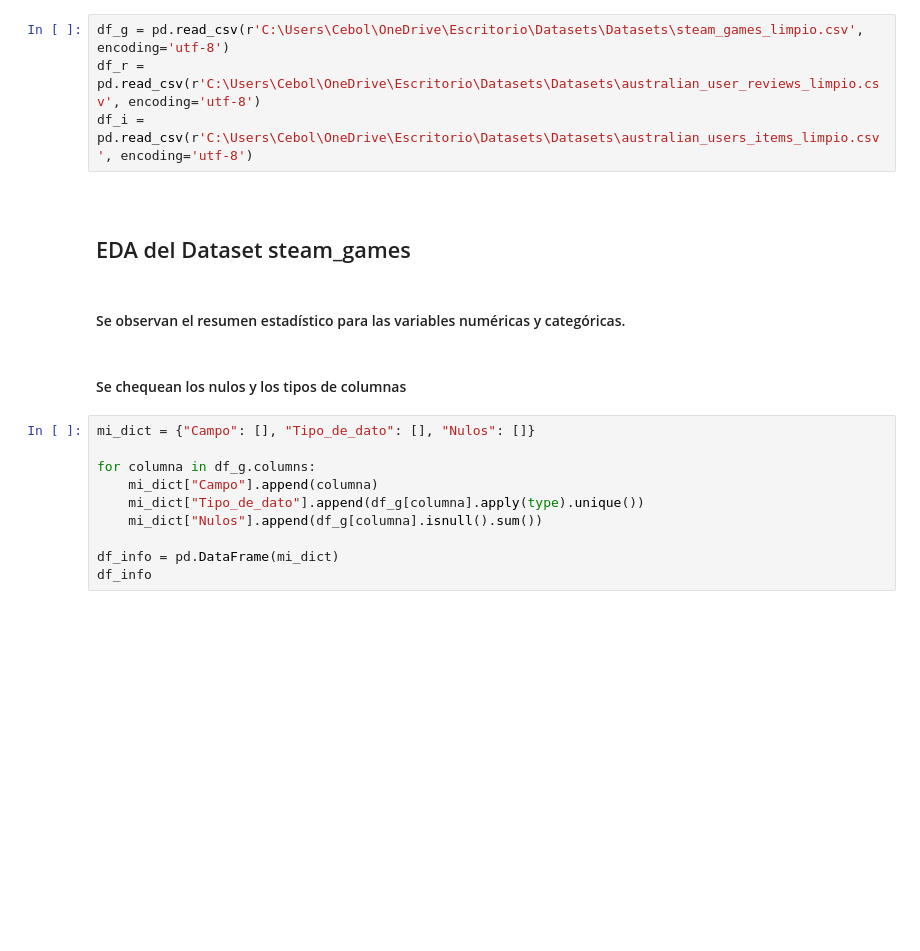
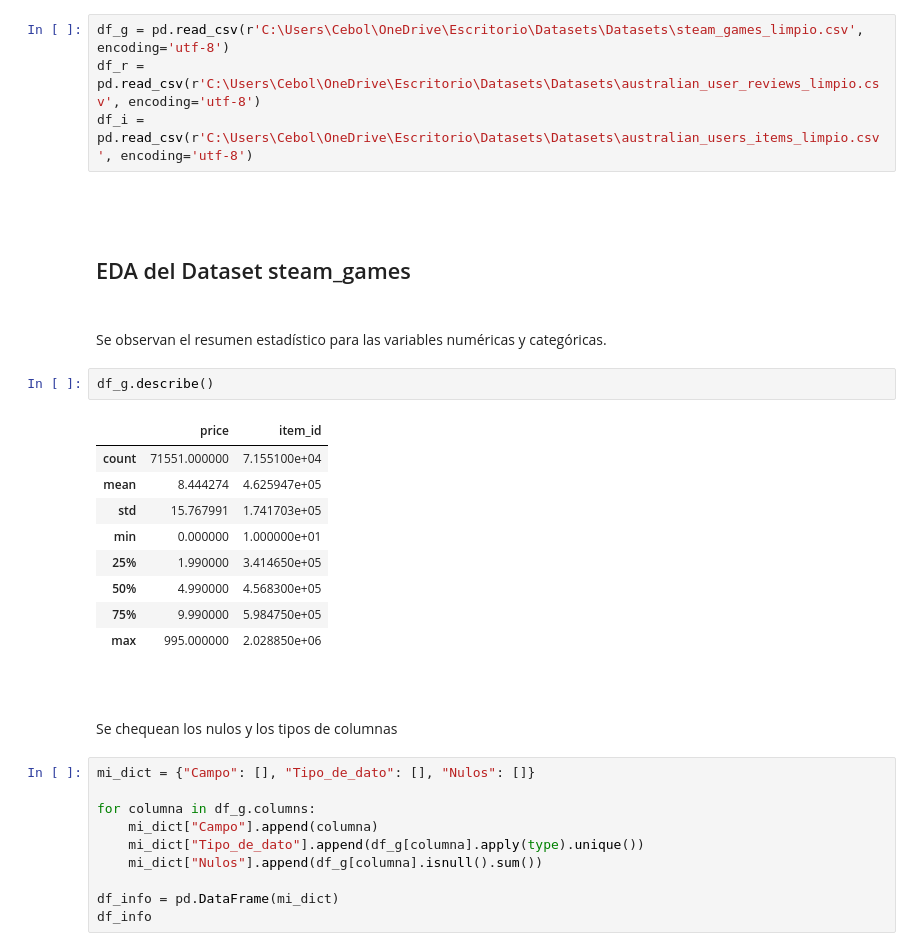
Before and after one commit to SebitaElGordito/PI_01_steam, a Jupyter notebook: EDA/EDA.ipynb, the cells around one changed output. Drawn from its saved outputs; the diff is of its cells as text; blank space fills up the shorter version.

```diff
--- a/EDA/EDA.ipynb
+++ b/EDA/EDA.ipynb
@@ -20,13 +27,31 @@ df_g = pd.read_csv(r'C:\Users\Cebol\OneDrive\Escritorio\Datasets\Datasets\steam_
 df_r = pd.read_csv(r'C:\Users\Cebol\OneDrive\Escritorio\Datasets\Datasets\australian_user_reviews_limpio.csv', encoding='utf-8')
 df_i = pd.read_csv(r'C:\Users\Cebol\OneDrive\Escritorio\Datasets\Datasets\australian_users_items_limpio.csv', encoding='utf-8')
 # %% [markdown]
+<br>
 <br>
 
 ## EDA del Dataset steam_games
 # %% [markdown]
-#### Se observan el resumen estadístico para las variables numéricas y categóricas.
+<br>
+
+Se observan el resumen estadístico para las variables numéricas y categóricas.
+# %%
+df_g.describe()
+# %% [output]
+|  | price | item_id |
+| count | 71551.000000 | 7.155100e+04 |
+| mean | 8.444274 | 4.625947e+05 |
+| std | 15.767991 | 1.741703e+05 |
+| min | 0.000000 | 1.000000e+01 |
+| 25% | 1.990000 | 3.414650e+05 |
+| 50% | 4.990000 | 4.568300e+05 |
+| 75% | 9.990000 | 5.984750e+05 |
+| max | 995.000000 | 2.028850e+06 |
 # %% [markdown]
-#### Se chequean los nulos y los tipos de columnas
+<br>
+<br>
+
+Se chequean los nulos y los tipos de columnas
 # %%
 mi_dict = {"Campo": [], "Tipo_de_dato": [], "Nulos": []}
 
```
Also changed, not shown: parts of 39 cells of this notebook, 5 other files.
